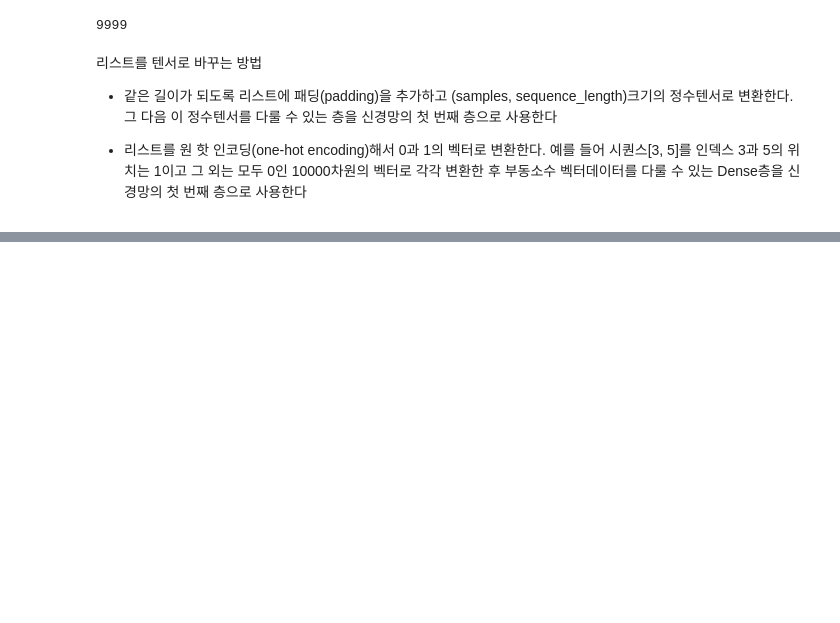
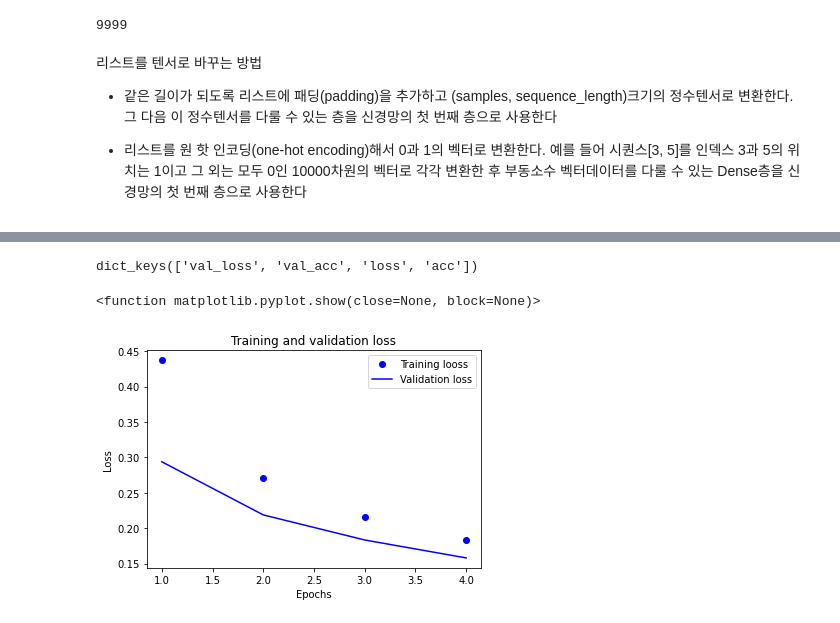
Before and after one commit to yubin8773/2021-deep-learning, a Jupyter notebook: 백찬호/Keras.ipynb, the cells around one changed output, grey strips where cells are left out. Drawn from its saved outputs; the diff is of its cells as text; code cells hidden in the pictures; blank space fills up the shorter version.

```diff
--- a/백찬호/Keras.ipynb
+++ b/백찬호/Keras.ipynb
@@ -108,0 +213,13 @@ model.compile(optimizer='rmsprop',
+# %%
+# 모델 처음부터 다시 훈련하기(4번의 에포크 동안)
+model = models.Sequential()
+model.add(layers.Dense(16, activation='relu', input_shape=(10000,)))
+model.add(layers.Dense(16, activation='relu'))
+model.add(layers.Dense(1, activation='sigmoid'))
+
+model.compile(optimizer='rmsprop',
+              loss='binary_crossentropy',
+              metrics=['accuracy'])
+
+model.fit(x_train, y_train, epochs=4, batch_size=512)
+results = model.evaluate(x_test, y_test)
@@ -108,0 +252,12 @@ model.compile(optimizer='rmsprop',
+# %%
+#은닉층 한개 사용
+model = models.Sequential()
+model.add(layers.Dense(16, activation='relu', input_shape=(10000,)))
+model.add(layers.Dense(1, activation='sigmoid'))
+
+model.compile(optimizer='rmsprop',
+              loss='binary_crossentropy',
+              metrics=['acc'])
+
+history=model.fit(x_train, y_train, epochs=4, batch_size=512, validation_data = (x_val, y_val))
+results = model.evaluate(x_test, y_test)
@@ -108,0 +276,26 @@ model.compile(optimizer='rmsprop',
+# %%
+history_dict = history.history
+history_dict.keys()
+# %% [output]
+dict_keys(['val_loss', 'val_acc', 'loss', 'acc'])
+# %%
+#훈련과 검증손실 그리기
+import matplotlib.pyplot as plt
+
+history_dict = history.history
+loss = history_dict['loss']
+val_loss = history_dict['val_loss']
+
+epochs = range(1, len(loss) + 1)
+
+plt.plot(epochs, loss, 'bo', label='Training looss')
+plt.plot(epochs, val_loss, 'b', label='Validation loss')
+plt.title('Training and validation loss')
+plt.xlabel('Epochs')
+plt.ylabel('Loss')
+plt.legend()
+
+plt.show
+# %% [output]
+<function matplotlib.pyplot.show(close=None, block=None)>
+[figure, added]
```
Also changed, not shown: parts of 34 cells of this notebook.
